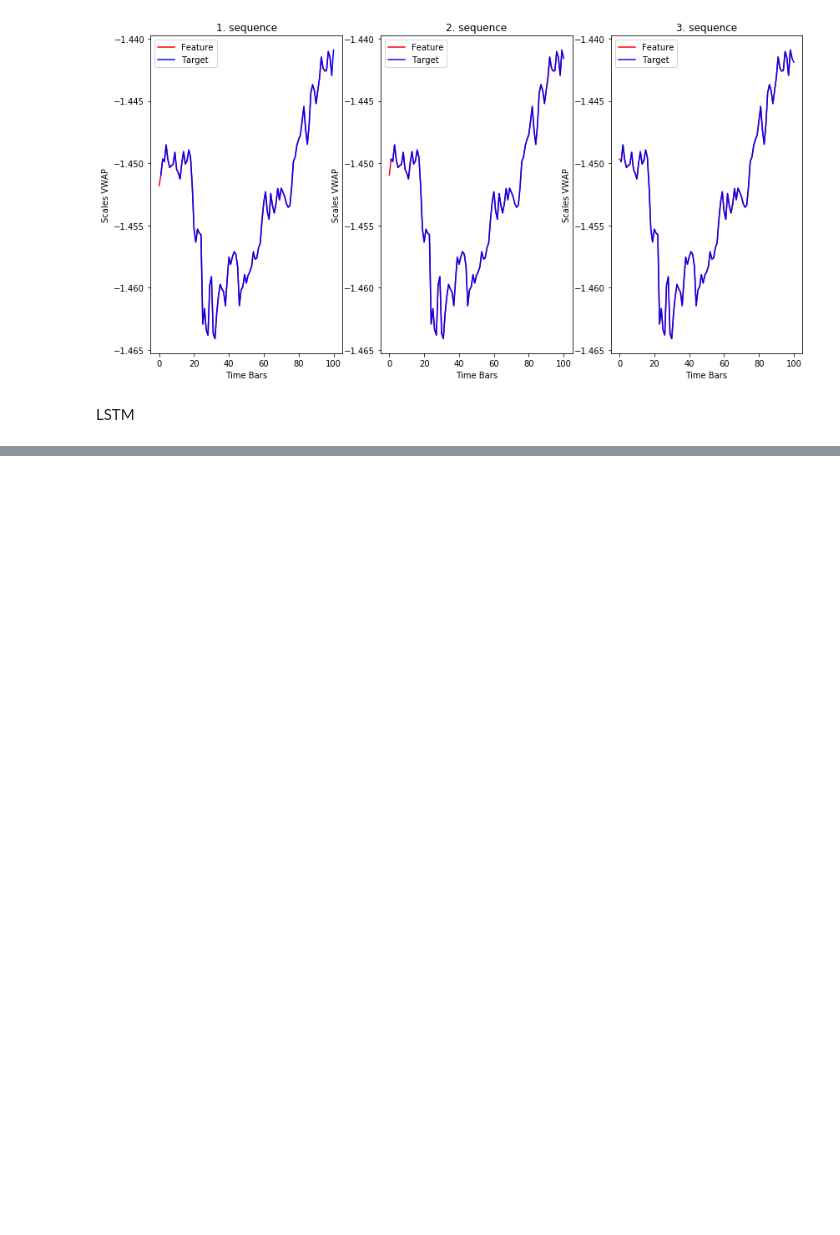
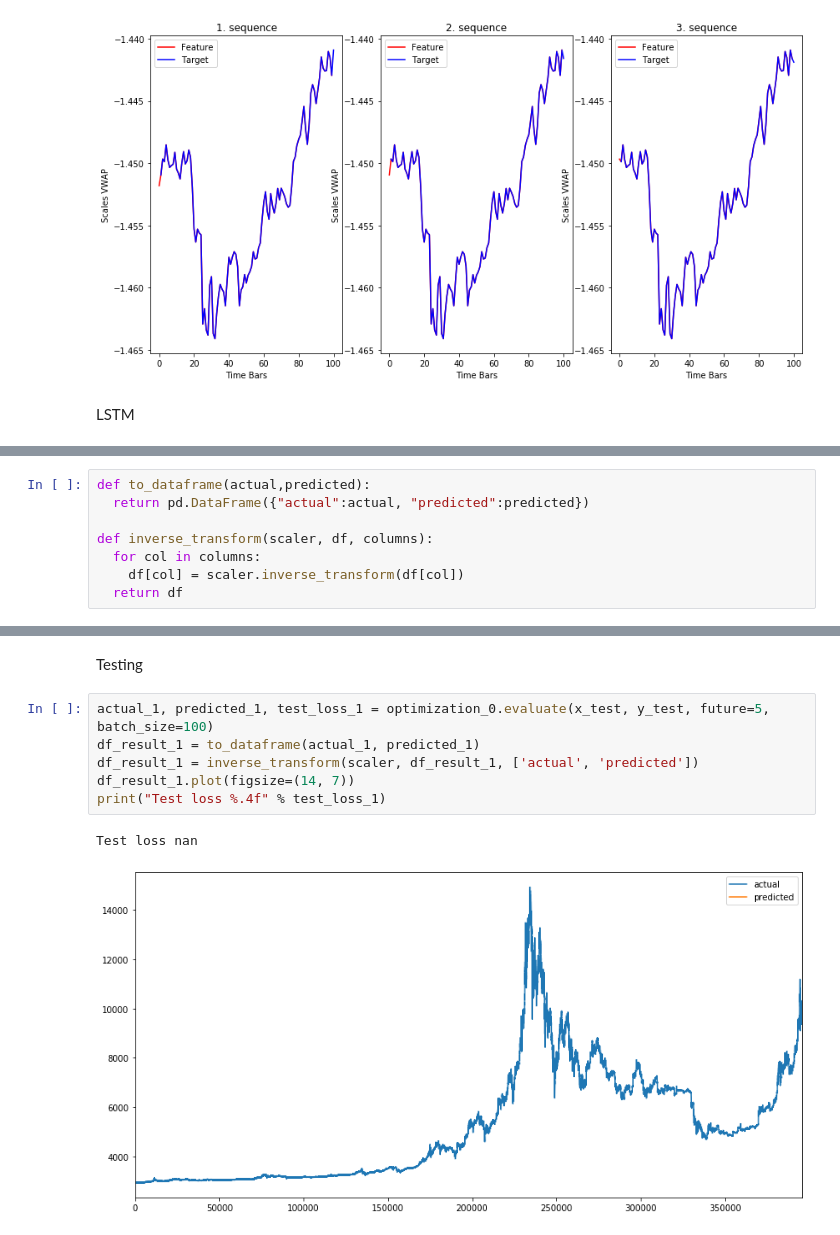
Before and after one commit to ThisuriLekamge/Stock-Price-Prediction-on-Bitcoin-trading-data-using-LSTM-with-PyTorch, a Jupyter notebook: main.ipynb, the cells around one changed output, grey strips where cells are left out. Cells and saved outputs as stored; diff of their text form; blank space fills up the shorter version.

```diff
--- a/main.ipynb
+++ b/main.ipynb
@@ -210,0 +319,8 @@ class Model(nn.Module):
+# %%
+def to_dataframe(actual,predicted):
+  return pd.DataFrame({"actual":actual, "predicted":predicted})
+
+def inverse_transform(scaler, df, columns):
+  for col in columns:
+    df[col] = scaler.inverse_transform(df[col])
+  return df
@@ -210,0 +342,11 @@ class Model(nn.Module):
+# %% [markdown]
+Testing
+# %%
+actual_1, predicted_1, test_loss_1 = optimization_0.evaluate(x_test, y_test, future=5, batch_size=100)
+df_result_1 = to_dataframe(actual_1, predicted_1)
+df_result_1 = inverse_transform(scaler, df_result_1, ['actual', 'predicted'])
+df_result_1.plot(figsize=(14, 7))
+print("Test loss %.4f" % test_loss_1)
+# %% [output]
+Test loss nan
+[figure, added]
```
Also changed, not shown: parts of 24 cells of this notebook.
